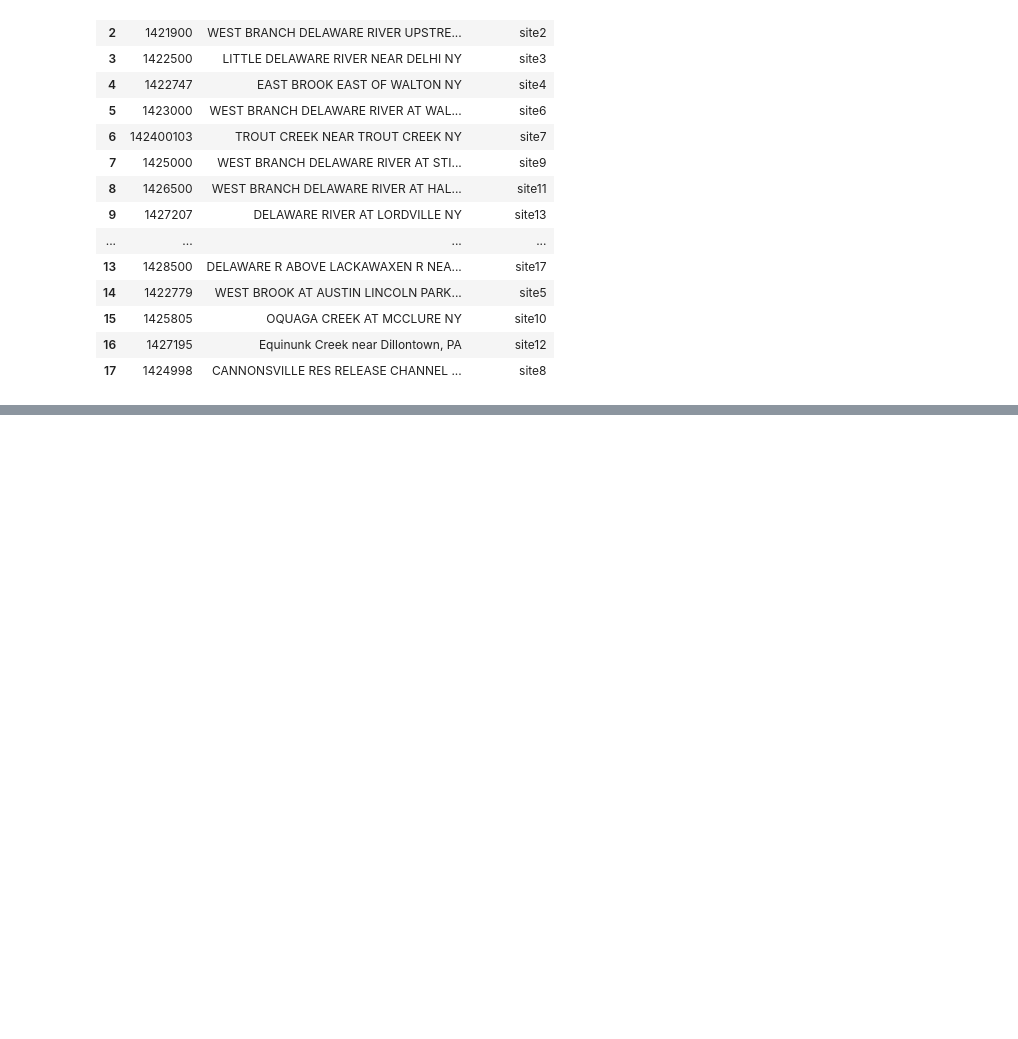
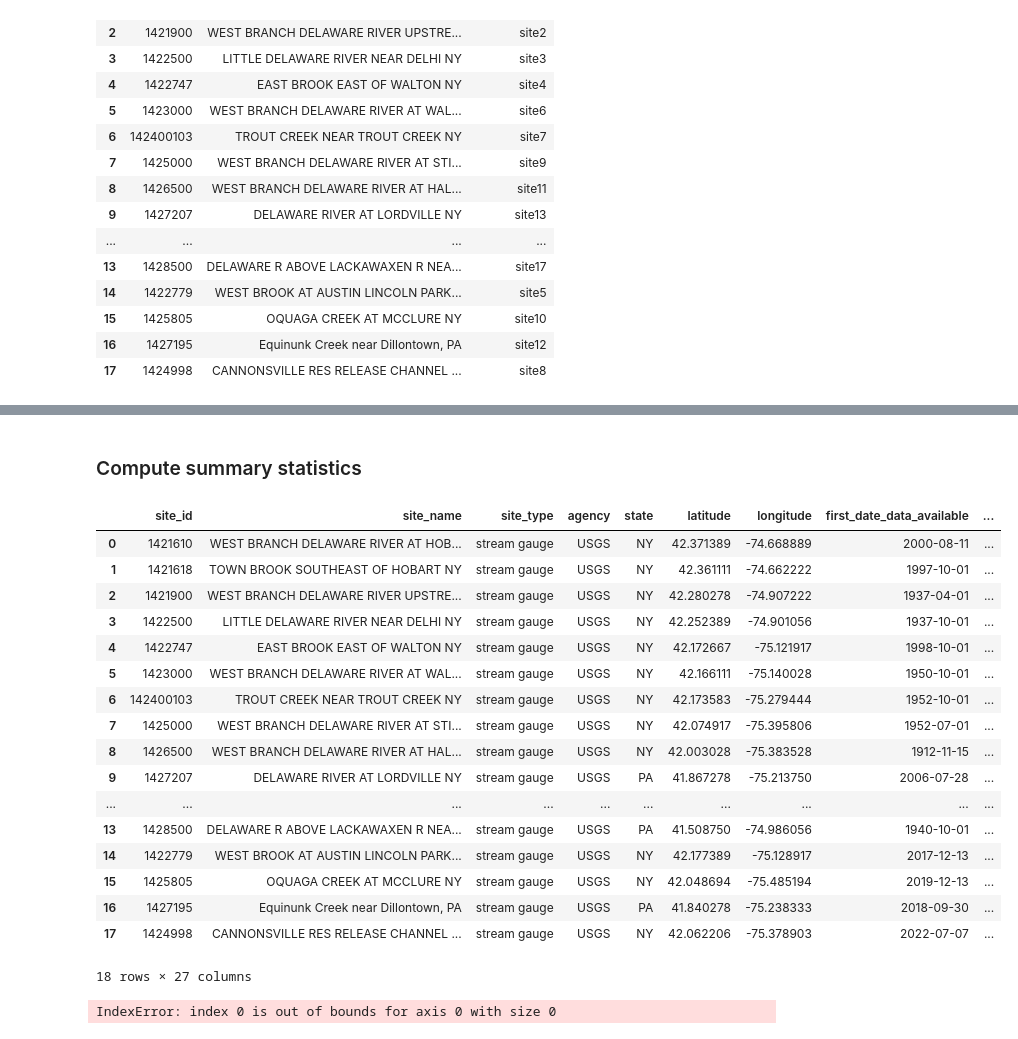
Before and after one commit to LouisaPawusch/CEE520-StreamflowGraphLearning, a Jupyter notebook: src/02_Generate_Graph/generate_graph.ipynb, the cells around one changed output, grey strips where cells are left out. Saved outputs shown, nothing was run; the diff lists cells and outputs as text; code cells hidden in the pictures; blank space fills up the shorter version.

```diff
--- a/src/02_Generate_Graph/generate_graph.ipynb
+++ b/src/02_Generate_Graph/generate_graph.ipynb
@@ -51,14 +153,23 @@ plt.show()
 # %%
-# List of new site names in the order I specified
-site_rename_list = [
+# List of new site names in the order I specified (from upstream > downstream)
+site_rename_list01 = [
     "site0", "site1", "site2", "site3", "site4",
     "site6", "site7", "site9", "site11", "site13",
     "site14", "site15", "site16", "site17", "site5",
     "site10", "site12", "site8"
 ]
 
-metadata["site_rename"] = site_rename_list
-metadata[['site_id', 'site_name', 'site_rename']]
+metadata_01["site_rename"] = site_rename_list01
+
+
+site_rename_list02 = [
+    "site18", "site19", "site20", "site21", "site22",
+    "site23", "site24", "site25", "site26", "site27",
+    "site28", "site29", "site30"
+]
+
+metadata_02["site_rename"] = site_rename_list02
+metadata_01[['site_id', 'site_name', 'site_rename']]
 # %% [output]
 |  | site_id | site_name | site_rename |
 | 0 | 1421610 | WEST BRANCH DELAWARE RIVER AT HOB... | site0 |
@@ -126,0 +252,2 @@ pp.plot(river_network, node_label = [x for x in river_network.mapping.node_ids])
+# %% [markdown]
+### Compute summary statistics
@@ -126,0 +256,48 @@ pp.plot(river_network, node_label = [x for x in river_network.mapping.node_ids])
+# %%
+metadata_01
+# %% [output]
+|  | site_id | site_name | site_type | agency | state | latitude | longitude | first_date_data_available | ... |
+| 0 | 1421610 | WEST BRANCH DELAWARE RIVER AT HOB... | stream gauge | USGS | NY | 42.371389 | -74.668889 | 2000-08-11 | ... |
+| 1 | 1421618 | TOWN BROOK SOUTHEAST OF HOBART NY | stream gauge | USGS | NY | 42.361111 | -74.662222 | 1997-10-01 | ... |
+| 2 | 1421900 | WEST BRANCH DELAWARE RIVER UPSTRE... | stream gauge | USGS | NY | 42.280278 | -74.907222 | 1937-04-01 | ... |
+| 3 | 1422500 | LITTLE DELAWARE RIVER NEAR DELHI NY | stream gauge | USGS | NY | 42.252389 | -74.901056 | 1937-10-01 | ... |
+| 4 | 1422747 | EAST BROOK EAST OF WALTON NY | stream gauge | USGS | NY | 42.172667 | -75.121917 | 1998-10-01 | ... |
+| 5 | 1423000 | WEST BRANCH DELAWARE RIVER AT WAL... | stream gauge | USGS | NY | 42.166111 | -75.140028 | 1950-10-01 | ... |
+| 6 | 142400103 | TROUT CREEK NEAR TROUT CREEK NY | stream gauge | USGS | NY | 42.173583 | -75.279444 | 1952-10-01 | ... |
+| 7 | 1425000 | WEST BRANCH DELAWARE RIVER AT STI... | stream gauge | USGS | NY | 42.074917 | -75.395806 | 1952-07-01 | ... |
+| 8 | 1426500 | WEST BRANCH DELAWARE RIVER AT HAL... | stream gauge | USGS | NY | 42.003028 | -75.383528 | 1912-11-15 | ... |
+| 9 | 1427207 | DELAWARE RIVER AT LORDVILLE NY | stream gauge | USGS | PA | 41.867278 | -75.213750 | 2006-07-28 | ... |
+| ... | ... | ... | ... | ... | ... | ... | ... | ... | ... |
+| 13 | 1428500 | DELAWARE R ABOVE LACKAWAXEN R NEA... | stream gauge | USGS | PA | 41.508750 | -74.986056 | 1940-10-01 | ... |
+| 14 | 1422779 | WEST BROOK AT AUSTIN LINCOLN PARK... | stream gauge | USGS | NY | 42.177389 | -75.128917 | 2017-12-13 | ... |
+| 15 | 1425805 | OQUAGA CREEK AT MCCLURE NY | stream gauge | USGS | NY | 42.048694 | -75.485194 | 2019-12-13 | ... |
+| 16 | 1427195 | Equinunk Creek near Dillontown, PA | stream gauge | USGS | PA | 41.840278 | -75.238333 | 2018-09-30 | ... |
+| 17 | 1424998 | CANNONSVILLE RES RELEASE CHANNEL ... | stream gauge | USGS | NY | 42.062206 | -75.378903 | 2022-07-07 | ... |
+18 rows × 27 columns
+# %%
+streamflow01 = pd.read_csv(os.path.join(DATA_DIR, "streamflow_wy2022_02040101.csv"))
+streamflow02 = pd.read_csv(os.path.join(DATA_DIR, "streamflow_wy2022_02040102.csv"))
+streamflow = pd.concat([streamflow01, streamflow02.drop(columns=['date'])], axis=1)
+precipitation01 = pd.read_csv(os.path.join(DATA_DIR, "precipitation_wy2022_02040101.csv"))
+precipitation02 = pd.read_csv(os.path.join(DATA_DIR, "precipitation_wy2022_02040102.csv"))
+precipitation = pd.concat([precipitation01, precipitation02.drop(columns=['date'])], axis=1)
+
+mean_streamflow ={}
+std_streamflow = {}
+mean_precipitation = {}
+std_precipitation = {}
+
+for column in streamflow.columns:
+    if column != 'date':
+        gauge_name = metadata_01[metadata_01['site_id'] == column]['site_rename'].values[0] if column in metadata_01['site_id'].values else metadata_02[metadata_02['site_id'] == column]['site_rename'].values[0]
+        mean_streamflow[gauge_name] = streamflow[column].mean()
+        std_streamflow[gauge_name] = streamflow[column].std()
+
+# for column in precipitation.columns:
+#     if column != 'date':
+#         gauge_name = metadata_01[metadata_01['site_rename'] == column]['site_name'].values[0] if column in metadata_01['site_rename'].values else metadata_02[metadata_02['site_rename'] == column]['site_name'].values[0]
+#         rain_days = precipitation[precipitation[column] > 0][column]
+#         mean_precipitation[gauge_name] = precipitation[column].mean()
+#         std_precipitation[gauge_name] = precipitation[column].std()
+# %% [output]
+IndexError: index 0 is out of bounds for axis 0 with size 0
```
Also changed, not shown: parts of 13 cells of this notebook.
